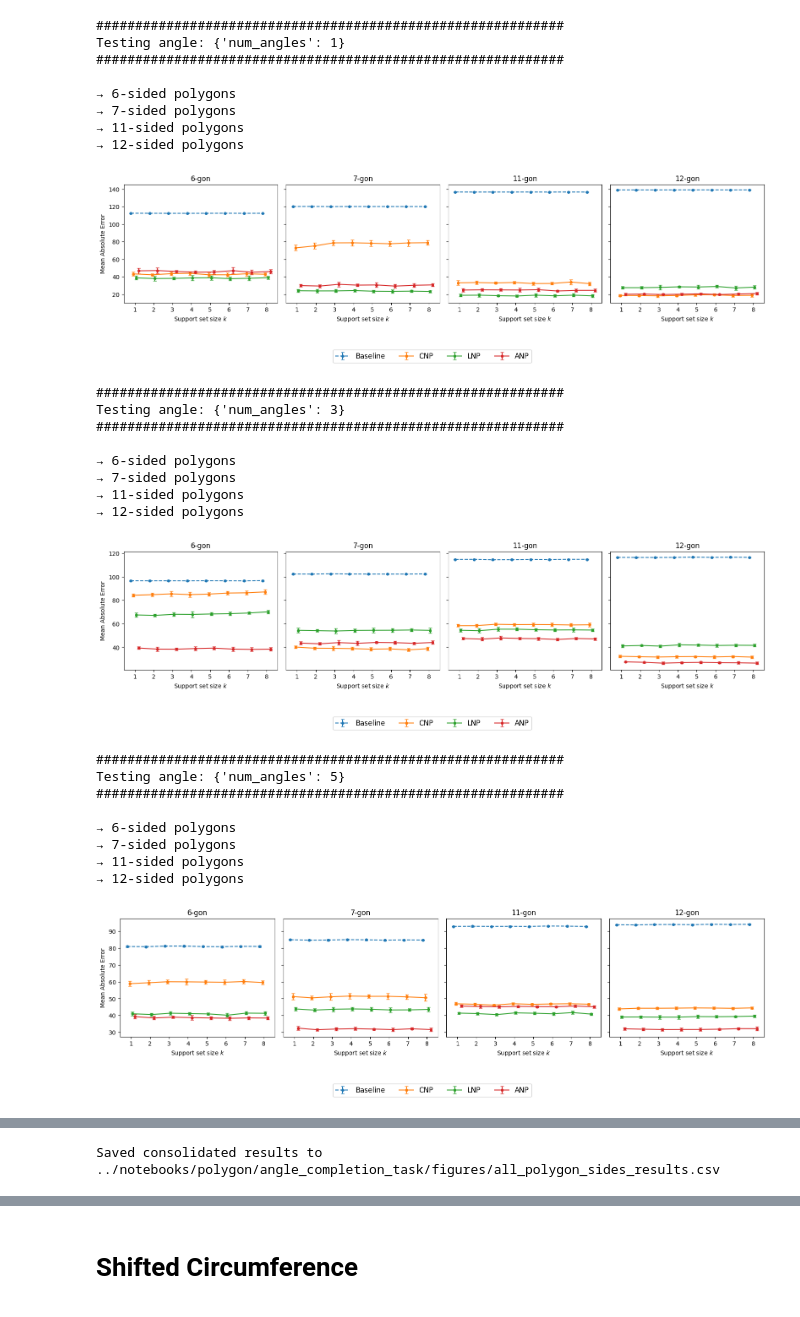
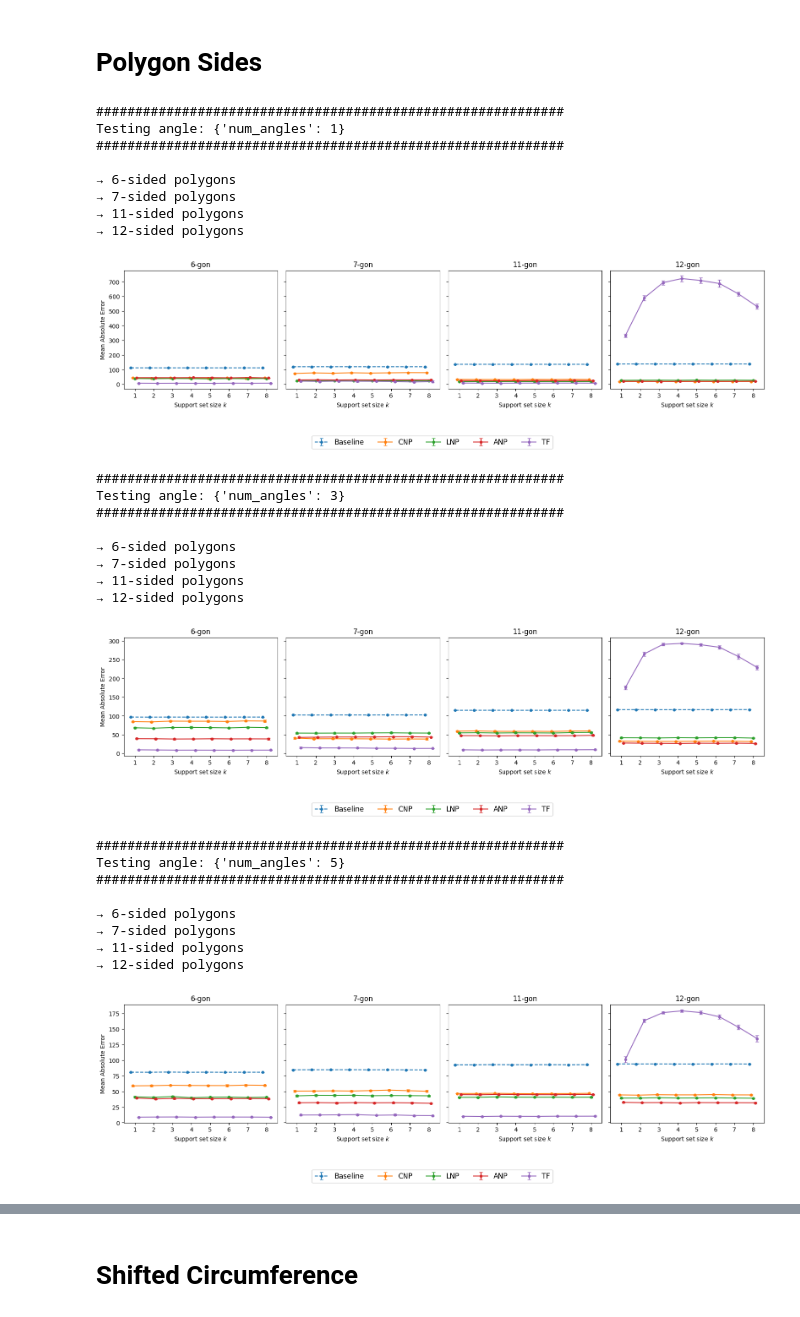
Before and after one commit to Fox4Song/fyp, a Jupyter notebook: notebooks/polygon/angle_completion_task/angle_completion_eval.ipynb, the cells around one changed output, grey strips where cells are left out. Drawn from its saved outputs; the diff is of its cells as text; code cells hidden in the pictures.

```diff
--- a/notebooks/polygon/angle_completion_task/angle_completion_eval.ipynb
+++ b/notebooks/polygon/angle_completion_task/angle_completion_eval.ipynb
@@ -290,7 +290,7 @@ def evaluate_transformer_angle_completion_on_batch(
             # Extract the newly generated segment
             pred_seq = generated[-num_pred_angles:] # length tgt_y_len
 
-            true_angles = true_target[i][-1].angles[-num_pred_angles:]
+            true_angles = true_target[i][-1].to_tokenised()[-num_pred_angles-1:-1]
 
             errs = [abs(p - t) for p, t in zip(pred_seq, true_angles)]
             all_errs.extend(errs)
@@ -470,7 +470,7 @@ tf_max_seq_len = 512
 angle_configs = [
     {"num_angles": 1},
     {"num_angles": 2},
-    {"num_angles": None},
+    {"num_angles": 3},
 ]
 
 all_rows = []
@@ -512,7 +512,7 @@ for angle_cfg in angle_configs:
 
         results[s]["mae"], results[s]["mae_std"] = mae, mae_std
 
-        for model_name in ['Baseline', 'CNP','LNP','ANP']:
+        for model_name in ['Baseline', 'CNP', 'LNP', 'ANP', 'TF']:
             for k in context_sizes:
                 m  = results[s]['mae'][model_name][k]["mae"]
                 sd = results[s]['mae_std'][ model_name][k]["mae"]
@@ -530,7 +530,7 @@ for angle_cfg in angle_configs:
         ('CNP', '-o'),
         ('LNP',  '-o'),
         ('ANP', '-o'),
-        # ('TF',  '-o'),
+        ('TF',  '-o'),
         # ('FSTF', '-o'),
     ]
 
@@ -581,15 +581,15 @@ for angle_cfg in angle_configs:
 
     fig.tight_layout(rect=[0,0.05,1,1])
     if angle_cfg['num_angles'] is None:
-        fig.savefig(f"../notebooks/polygon/angle_completion_task/figures/polygon_sides_{angle_cfg['num_angles']}.pdf",
+        fig.savefig(f"../notebooks/polygon/angle_completion_task/figures/in_distribution_{angle_cfg['num_angles']}.pdf",
                     bbox_inches='tight',)
     else:
-        fig.savefig(f"../notebooks/polygon/angle_completion_task/figures/polygon_sides_{angle_cfg['num_angles']}.pdf")
+        fig.savefig(f"../notebooks/polygon/angle_completion_task/figures/in_distribution_{angle_cfg['num_angles']}.pdf")
     plt.show()
 
 df = pd.DataFrame(all_rows)
-df.to_csv('../notebooks/polygon/angle_completion_task/figures/polygon_sides_results.csv', index=False)
-print(f"Saved consolidated results to ../notebooks/polygon/angle_completion_task/figures/polygon_sides_results.csv")
+df.to_csv('../notebooks/polygon/angle_completion_task/figures/in_distribution_results.csv', index=False)
+print(f"Saved consolidated results to ../notebooks/polygon/angle_completion_task/figures/in_distribution_results.csv")
 # %% [output]
 ############################################################
 Testing angle: {'num_angles': 1}
@@ -630,3 +782,5 @@ Saved consolidated results to ../notebooks/polygon/angle_completion_task/figures
+# %% [markdown]
+# Polygon Sides
 # %%
 sides = [6,7,11,12] # 9-12
 context_sizes = list(range(1, 9)) # 1-8
@@ -637,7 +791,6 @@ angle_configs = [
     {"num_angles": 1},
     {"num_angles": 3},
     {"num_angles": 5},
-    {"num_angles": None},
 ]
 
 all_rows = []
@@ -679,7 +832,7 @@ for angle_cfg in angle_configs:
 
         results[s]["mae"], results[s]["mae_std"] = mae, mae_std
 
-        for model_name in ['Baseline', 'CNP','LNP','ANP']:
+        for model_name in ['Baseline', 'CNP','LNP','ANP', 'TF']:
             for k in context_sizes:
                 m  = results[s]['mae'][model_name][k]["mae"]
                 sd = results[s]['mae_std'][ model_name][k]["mae"]
@@ -697,7 +850,7 @@ for angle_cfg in angle_configs:
         ('CNP', '-o'),
         ('LNP',  '-o'),
         ('ANP', '-o'),
-        # ('TF',  '-o'),
+        ('TF',  '-o'),
         # ('FSTF', '-o'),
     ]
 
@@ -745,37 +898,37 @@ for angle_cfg in angle_configs:
         bbox_to_anchor=(0.5, -0.05),
         fontsize=12,
     )
 
     fig.tight_layout(rect=[0,0.05,1,1])
     if angle_cfg['num_angles'] is None:
         fig.savefig(f"../notebooks/polygon/angle_completion_task/figures/polygon_sides_{angle_cfg['num_angles']}.pdf",
                     bbox_inches='tight',)
     else:
         fig.savefig(f"../notebooks/polygon/angle_completion_task/figures/polygon_sides_{angle_cfg['num_angles']}.pdf")
     plt.show()
 
 df = pd.DataFrame(all_rows)
-df.to_csv('../notebooks/polygon/angle_completion_task/figures/all_polygon_sides_results.csv', index=False)
-print(f"Saved consolidated results to ../notebooks/polygon/angle_completion_task/figures/all_polygon_sides_results.csv")
+df.to_csv('../notebooks/polygon/angle_completion_task/figures/polygon_sides_results.csv', index=False)
+print(f"Saved consolidated results to ../notebooks/polygon/angle_completion_task/figures/polygon_sides_results.csv")
 # %% [output]
 ############################################################
 Testing angle: {'num_angles': 1}
 ############################################################
 
 → 6-sided polygons
 → 7-sided polygons
 → 11-sided polygons
 → 12-sided polygons
-[figure, old version]
+[figure, new version]
 ############################################################
 Testing angle: {'num_angles': 3}
 ############################################################
 
 → 6-sided polygons
 → 7-sided polygons
 → 11-sided polygons
 → 12-sided polygons
-[figure, old version]
+[figure, new version]
 ############################################################
 Testing angle: {'num_angles': 5}
 ############################################################
@@ -784,4 +937,4 @@ Testing angle: {'num_angles': 5}
 → 7-sided polygons
 → 11-sided polygons
 → 12-sided polygons
-[figure, old version]
+[figure, new version]
@@ -797 +941,0 @@ Testing angle: {'num_angles': None}
-Saved consolidated results to ../notebooks/polygon/angle_completion_task/figures/all_polygon_sides_results.csv
```
Also changed, not shown: parts of 8 cells of this notebook, 2 other files.
